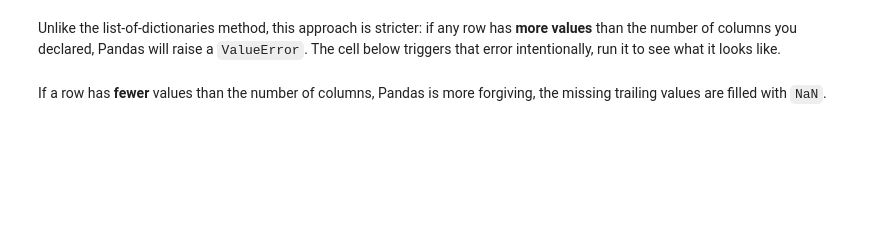
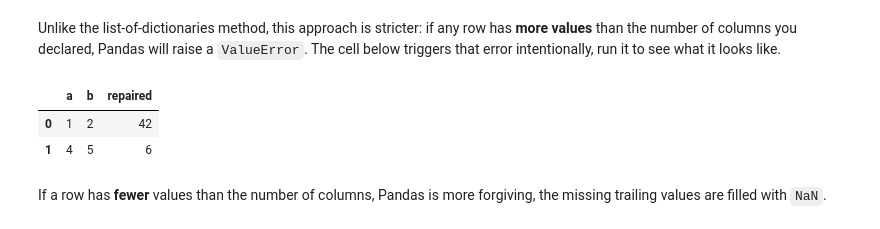
Before and after one commit to d-linkiewicz/amle-pandas, a Jupyter notebook: 1_basics/01_intro_to_pandas.ipynb, the cells around one changed output. Saved outputs shown, nothing was run; the diff lists cells and outputs as text; code cells hidden in the pictures; blank space fills up the shorter version.

```diff
--- a/1_basics/01_intro_to_pandas.ipynb
+++ b/1_basics/01_intro_to_pandas.ipynb
@@ -94,9 +107,14 @@ df_example2
 Unlike the list-of-dictionaries method, this approach is stricter: if any row has **more values** than the number of columns you declared, Pandas will raise a `ValueError`. The cell below triggers that error intentionally, run it to see what it looks like.
 # %%
 # This raises a ValueError: the second row has 3 values but only 2 columns are declared
-data_vals = [[1, 2], [4, 5, 6]]
-data_cols = ["a", "b"]
+data_vals = [[1, 2, 42], [4, 5, 6]]
+data_cols = ["a", "b", "repaired"]
 df_err = pd.DataFrame(data=data_vals, columns=data_cols)  # <-- will raise ValueError
+df_err
+# %% [output]
+|  | a | b | repaired |
+| 0 | 1 | 2 | 42 |
+| 1 | 4 | 5 | 6 |
 # %% [markdown]
 If a row has **fewer** values than the number of columns, Pandas is more forgiving, the missing trailing values are filled with `NaN`.
 # %%
```
Also changed, not shown: parts of 39 cells of this notebook.
